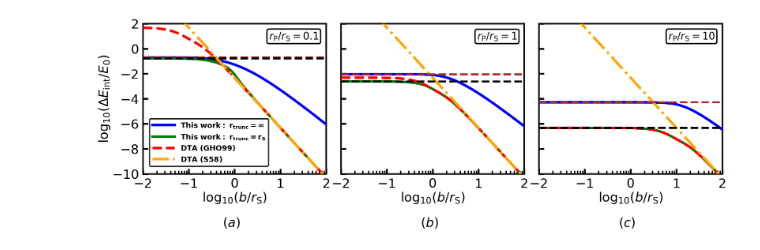
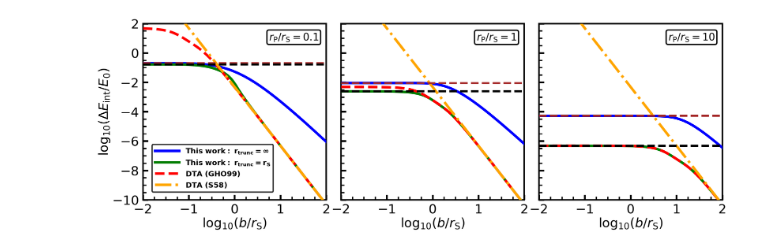
Before and after one commit to uddipanb/NP-impulse, a Jupyter notebook: straight_encounter_spherical_impact_plotter.ipynb, the cells around one changed output. Saved outputs shown, nothing was run; the diff lists cells and outputs as text; code cells hidden in the pictures.

```diff
--- a/straight_encounter_spherical_impact_plotter.ipynb
+++ b/straight_encounter_spherical_impact_plotter.ipynb
@@ -60,12 +60,12 @@ Etidal_pt=np.zeros((Nrp,Nb))
 Eint0=np.zeros(Nrp)
 Eint0_trunc=np.zeros(Nrp)
 
-hf = h5py.File('impulsive_straight_orbit_deltaE_perturber%d_subject%d_%.4f.h5' %(perturber_flag,subject_flag,rp[0]), 'r')
+hf = h5py.File('../data/impulsive_straight_orbit_deltaE_perturber%d_subject%d_%.4f.h5' %(perturber_flag,subject_flag,rp[0]), 'r')
 impact=np.array(hf.get('impact'))
 hf.close()
 
 for i in range(Nrp):
-    hf = h5py.File('impulsive_straight_orbit_deltaE_perturber%d_subject%d_%.4f.h5' %(perturber_flag,subject_flag,rp[i]), 'r')
+    hf = h5py.File('../data/impulsive_straight_orbit_deltaE_perturber%d_subject%d_%.4f.h5' %(perturber_flag,subject_flag,rp[i]), 'r')
     Eint[i]=np.array(hf.get('Eint'))
     Eint_trunc[i]=np.array(hf.get('Eint_trunc'))
     Etidal[i]=np.array(hf.get('Etidal'))
@@ -77,7 +77,7 @@ for i in range(Nrp):
 #-------Plot-------
 
 fig,ax=plt.subplots(1,3,figsize=(35,12))
-plt.subplots_adjust(top=0.95,bottom=0.27,left=0.08,right=0.98,wspace=0.08)
+plt.subplots_adjust(top=0.95,bottom=0.15,left=0.08,right=0.98,wspace=0.08)
 
 for i in range(Nrp):
     ax[i].plot(np.log10(impact),np.log10(Eint[i]),color='b',lw=10,label='$\mathbf{This}$ $\mathbf{work:}$ $\mathbf{r}_{\mathrm{\mathbf{trunc}}}\mathbf{=\infty}$')
@@ -89,7 +89,12 @@ for i in range(Nrp):
         ax[i].axhline(y=np.log10(Eint0[i]),color='brown',lw=8,ls='--')
         ax[i].axhline(y=np.log10(Eint0_trunc[i]),color='k',lw=8,ls='--')
 
-    #ax[i].xaxis.set_minor_locator(AutoMinorLocator(4))
+    ax[i].tick_params(which='major', direction='in', width=7, length=20, color='k', pad=15)
+    ax[i].tick_params(which='minor', direction='in', width=5, length=13, color='k', pad=15)
+
+    ax[i].xaxis.set_minor_locator(AutoMinorLocator(4))
+
+    '''
     ax[i].set_xticks(np.linspace(np.log10(bmin),np.log10(bmax),(int)(np.log10(bmax)-np.log10(bmin)+1)))
     xt_base=np.linspace(2,9,8)
     xt1=(-2)*np.ones(8)+np.log10(xt_base)
@@ -102,48 +107,47 @@ for i in range(Nrp):
     #labels = [item.get_text() for item in ax[i].get_xticklabels()]
     #labels = np.arange((int)(np.log10(bmin)),(int)(np.log10(bmax)+1))
     #ax[i].set_xticklabels(labels)
-    ax[i].tick_params(which='major', direction='in', width=7, length=20, color='k', pad=15)
-    ax[i].tick_params(which='minor', direction='in', width=5, length=13, color='k', pad=15)
+    '''
 
     #ax[i].get_xaxis().set_major_formatter(matplotlib.ticker.ScalarFormatter())
     #ax.get_yaxis().set_major_formatter(matplotlib.ticker.NullFormatter())
 
     if (i==0):
-        #ax[i].yaxis.set_minor_locator(AutoMinorLocator(4))
         ax[i].set_yticks(np.linspace(-10,2,7))
         #labels = [item.get_text() for item in ax[i].get_xticklabels()]
         #labels = np.arange(-10,3,2)
         #ax[i].set_yticklabels(labels)
         ax[i].set_ylabel('$\log_{10}{\left(\Delta E_{\mathrm{int}}/E_0\\right)}$',fontsize=50)
-        leg=ax[i].legend(bbox_to_anchor=[0.36, 0.21],loc='center',handlelength=3,fontsize=29)
+        leg=ax[i].legend(bbox_to_anchor=[0.38, 0.18],loc='center',handlelength=3.3,fontsize=29)
         leg.get_frame().set_edgecolor('k')
         leg.get_frame().set_linewidth('5.0')
     else:
         ax[i].set_ylim([-10,2])
         ax[i].set_yticks(np.linspace(-10,2,7))
         ax[i].tick_params(labelleft=False)
+    ax[i].yaxis.set_minor_locator(AutoMinorLocator(4))
 
 
     ax[i].set_xlim([np.log10(bmin),np.log10(bmax)])
     ax[i].set_ylim([-10,2])
     ax[i].tick_params(labelsize=50)
 
     #ax[i].set_xlabel('$b/r_{\mathrm{S}}$',fontsize=50)
     ax[i].set_xlabel('$\log_{10}{\left(b/r_{\mathrm{S}}\\right)}$',fontsize=50)
 
     ax[i].patch.set_edgecolor('k')
     ax[i].patch.set_linewidth('6')
     if (i==0):
-        ax[i].text(0.75, 0.75, '$r_{\mathrm{P}}/r_{\mathrm{S}}=%.1f$' %(rp[i]), bbox=dict(boxstyle='round', facecolor='none', edgecolor='black', linewidth=5, pad=0.2, alpha=1), fontsize=40)
+        ax[i].text(0.75, 0.87, '$r_{\mathrm{P}}/r_{\mathrm{S}}=%.1f$' %(rp[i]), bbox=dict(boxstyle='round', facecolor='none', edgecolor='black', linewidth=5, pad=0.2, alpha=1), fontsize=40)
     elif(i==1):
-        ax[i].text(0.97, 0.75, '$r_{\mathrm{P}}/r_{\mathrm{S}}=%.0f$' %(rp[i]), bbox=dict(boxstyle='round', facecolor='none', edgecolor='black', linewidth=5, pad=0.2, alpha=1), fontsize=40)
+        ax[i].text(0.96, 0.87, '$r_{\mathrm{P}}/r_{\mathrm{S}}=%.0f$' %(rp[i]), bbox=dict(boxstyle='round', facecolor='none', edgecolor='black', linewidth=5, pad=0.2, alpha=1), fontsize=40)
     else:
-        ax[i].text(0.82, 0.75, '$r_{\mathrm{P}}/r_{\mathrm{S}}=%.0f$' %(rp[i]), bbox=dict(boxstyle='round', facecolor='none', edgecolor='black', linewidth=5, pad=0.2, alpha=1), fontsize=40)
-    ax[i].text(0.435, -0.35, '$(%s)$' %(string.ascii_lowercase[i]), transform=ax[i].transAxes, size=50)
+        ax[i].text(0.82, 0.87, '$r_{\mathrm{P}}/r_{\mathrm{S}}=%.0f$' %(rp[i]), bbox=dict(boxstyle='round', facecolor='none', edgecolor='black', linewidth=5, pad=0.2, alpha=1), fontsize=40)
+    #ax[i].text(0.435, -0.35, '$(%s)$' %(string.ascii_lowercase[i]), transform=ax[i].transAxes, size=50)
 
 plt.savefig('impulsive_encounter_perturber%d_subject%d.jpg' %(perturber_flag,subject_flag))
 #plt.savefig('impulsive_encounter_perturber%d_subject%d.eps' %(perturber_flag,subject_flag))
 
 plt.show()
 # %% [output]
-[figure, old version]
+[figure, new version]
```
Also changed, not shown: 11 other files.
